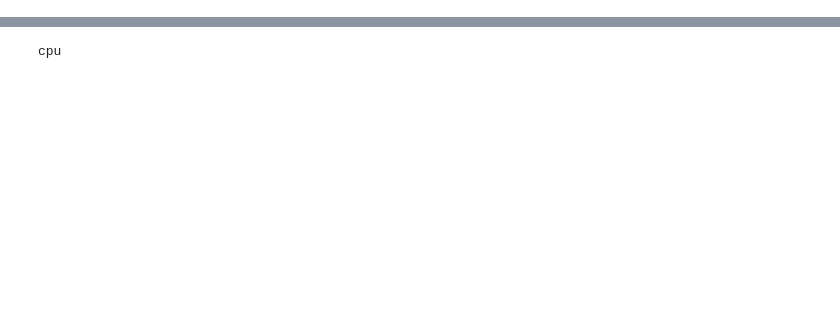
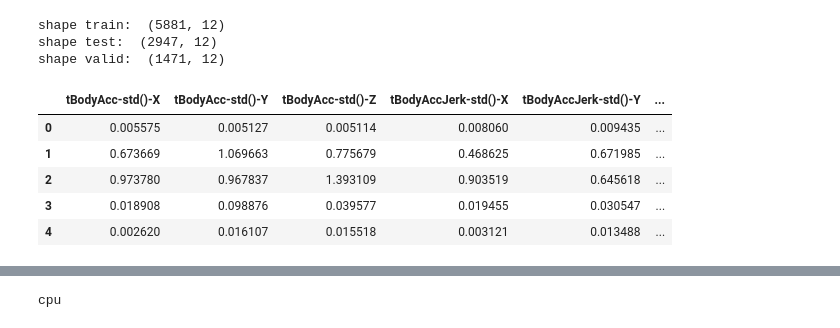
Before and after one commit to filipeas/ssl-experiments, a Jupyter notebook: vae/vae_training.ipynb, the cells around one changed output, grey strips where cells are left out. Cells and saved outputs as stored; diff of their text form; code cells hidden in the pictures; blank space fills up the shorter version.

Commit message:
tests

```diff
--- a/vae/vae_training.ipynb
+++ b/vae/vae_training.ipynb
@@ -11,5 +12,73 @@ from sklearn.metrics import mean_squared_error, mean_absolute_error, r2_score
 from torch.utils.data import DataLoader, Dataset
 import torch.nn.functional as F
 import torch.nn.init as init
+# %%
+train_original = pd.read_csv('dataset/hars/train.csv')
+df_test = pd.read_csv('dataset/hars/test.csv') # dataframe de teste
+
+df_train, df_val = train_test_split(train_original, test_size=0.2, random_state=42) # dataframes de treino e validacao
+
+df_train = df_train.reset_index(drop=True)
+df_test = df_test.reset_index(drop=True)
+df_val = df_val.reset_index(drop=True)
+
+# removendo coluna subject
+df_train.drop(columns=['subject'], inplace=True)
+df_test.drop(columns=['subject'], inplace=True)
+df_val.drop(columns=['subject'], inplace=True)
+
+# remapeando activity para seu respectivo valor numerivo
+atividades = {
+    'LAYING': 0,
+    'WALKING_UPSTAIRS': 1,
+    'STANDING': 2,
+    'WALKING': 3,
+    'SITTING': 4,
+    'WALKING_DOWNSTAIRS': 5
+}
+df_train['Activity'] = df_train['Activity'].map(atividades)
+df_test['Activity'] = df_test['Activity'].map(atividades)
+df_val['Activity'] = df_val['Activity'].map(atividades)
+
+# Armazenar as colunas "Activity" removidas
+y_train = df_train.pop('Activity')
+y_test = df_test.pop('Activity')
+y_val = df_val.pop('Activity')
+
+colunas = [
+    'tBodyAcc-std()-X',
+    'tBodyAcc-std()-Y',
+    'tBodyAcc-std()-Z',
+    'tBodyAccJerk-std()-X',
+    'tBodyAccJerk-std()-Y',
+    'tBodyAccJerk-std()-Z',
+
+    'tBodyGyro-std()-X',
+    'tBodyGyro-std()-Y',
+    'tBodyGyro-std()-Z',
+    'tBodyGyroJerk-std()-X',
+    'tBodyGyroJerk-std()-Y',
+    'tBodyGyroJerk-std()-Z',
+]
+df_train = 1 + df_train[colunas]
+df_test = 1 + df_test[colunas]
+df_val = 1 + df_val[colunas]
+
+print("shape train: ", df_train.shape)
+print("shape test: ", df_test.shape)
+print("shape valid: ", df_val.shape)
+# %% [output]
+shape train:  (5881, 12)
+shape test:  (2947, 12)
+shape valid:  (1471, 12)
+# %%
+df_train.head()
+# %% [output]
+|  | tBodyAcc-std()-X | tBodyAcc-std()-Y | tBodyAcc-std()-Z | tBodyAccJerk-std()-X | tBodyAccJerk-std()-Y | ... |
+| 0 | 0.005575 | 0.005127 | 0.005114 | 0.008060 | 0.009435 | ... |
+| 1 | 0.673669 | 1.069663 | 0.775679 | 0.468625 | 0.671985 | ... |
+| 2 | 0.973780 | 0.967837 | 1.393109 | 0.903519 | 0.645618 | ... |
+| 3 | 0.018908 | 0.098876 | 0.039577 | 0.019455 | 0.030547 | ... |
+| 4 | 0.002620 | 0.016107 | 0.015518 | 0.003121 | 0.013488 | ... |
 # %%
 class CSVDataset(Dataset):
```
Also changed, not shown: parts of 13 cells of this notebook, 1 other file.
